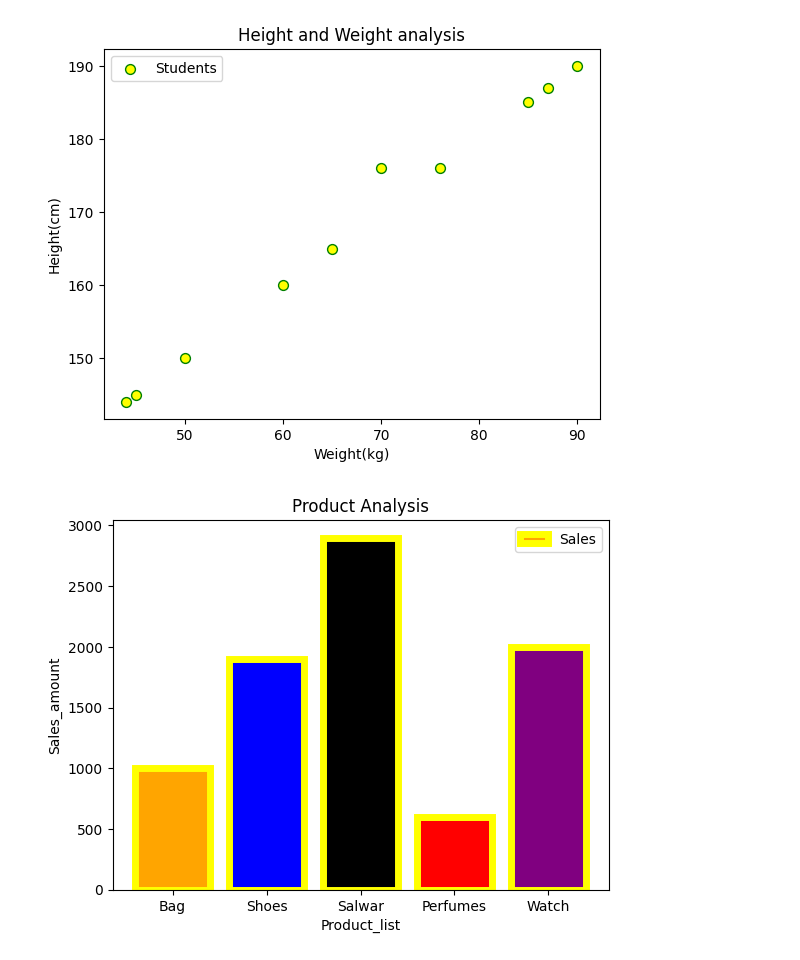
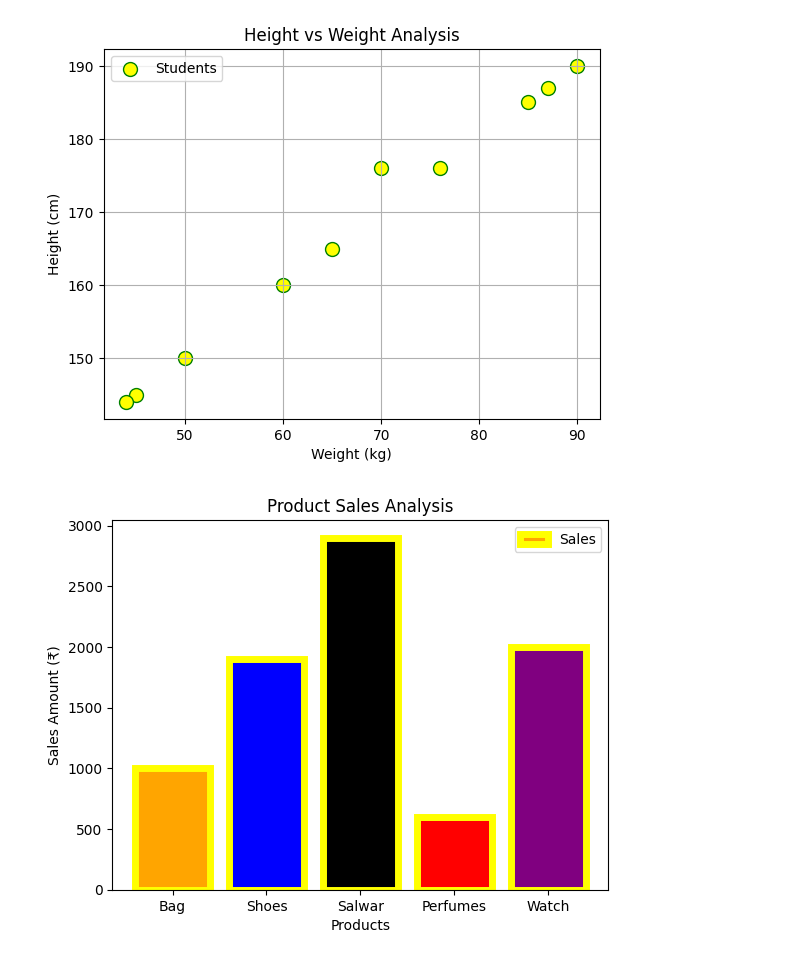
Before and after one commit to cenna-alias/test, a Jupyter notebook: line_plot.ipynb, the cells around one changed output. Cells and saved outputs as stored; diff of their text form; code cells hidden in the pictures.

```diff
--- a/line_plot.ipynb
+++ b/line_plot.ipynb
@@ -98,23 +98,24 @@ plt.show()
 # %%
 weight = (50,70,85,90,45,65,76,87,44,60)
 height = (150,176,185,190,145,165,176,187,144,160)
-plt.scatter(weight, height, s=50, facecolors='yellow', edgecolors='green', label='Students')
-plt.xlabel("Weight(kg)")
-plt.ylabel("Height(cm)")
+plt.scatter(weight, height, s=100, facecolors='yellow', edgecolors='green', label='Students')
+plt.xlabel("Weight (kg)")
+plt.ylabel("Height (cm)")
 plt.legend()
-plt.title("Height and Weight analysis")
+plt.title("Height vs Weight Analysis")
+plt.grid(True)
 plt.show()
 # %% [output]
-[figure, old version]
+[figure, new version]
 # %%
 product_list = ['Bag','Shoes','Salwar','Perfumes','Watch']
 sales_amount = (999,1899,2900,599,1999)
 select = ['orange','blue','black','red','purple']
 plt.bar(product_list, sales_amount, color=select, edgecolor='yellow', linewidth=5, label='Sales')
-plt.xlabel("Product_list")
-plt.ylabel("Sales_amount")
+plt.xlabel("Products")
+plt.ylabel("Sales Amount (₹)")
 plt.legend()
-plt.title("Product Analysis")
+plt.title("Product Sales Analysis")
 plt.show()
 # %% [output]
-[figure, old version]
+[figure, new version]
```
Also changed, not shown: parts of 7 cells of this notebook.
